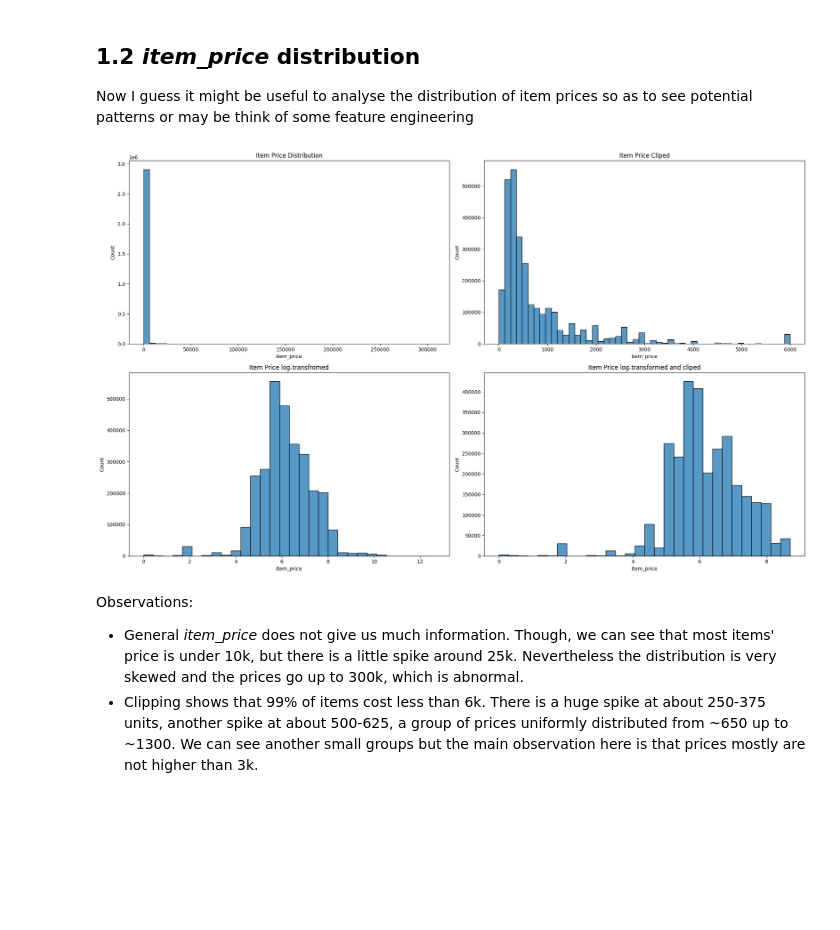
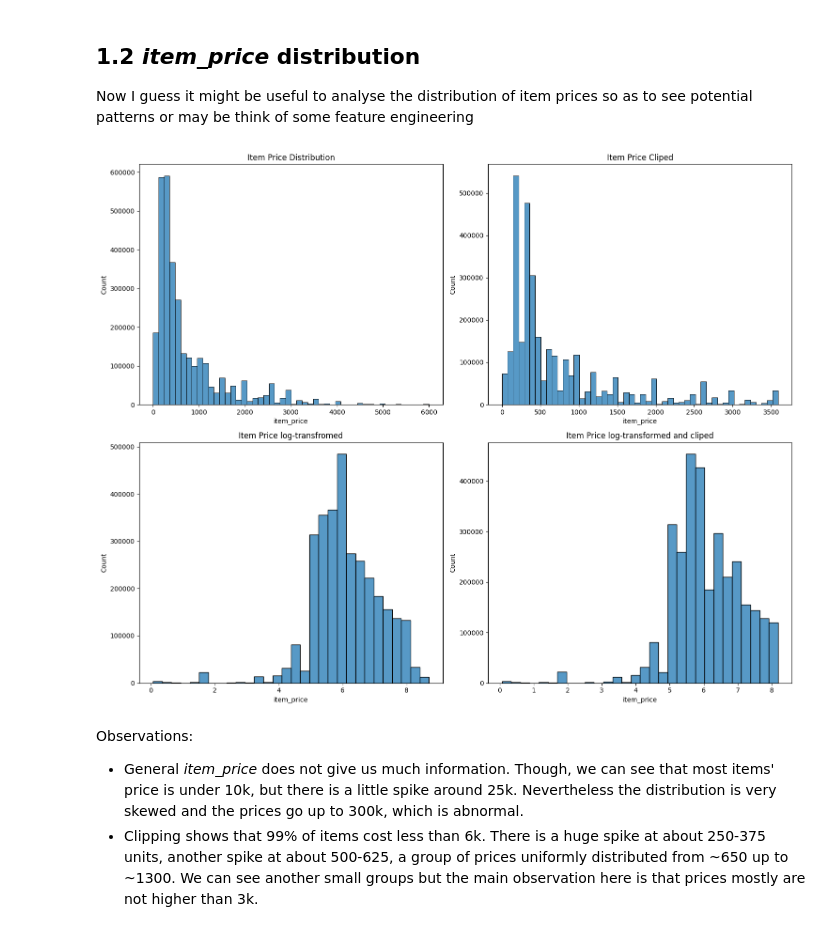
Before and after one commit to Dybal-Ilia/Innowise-Dybal, a Jupyter notebook: notebooks/EDA.ipynb, the cells around one changed output. Saved outputs shown, nothing was run; the diff lists cells and outputs as text; code cells hidden in the pictures; blank space fills up the shorter version.

```diff
--- a/notebooks/EDA.ipynb
+++ b/notebooks/EDA.ipynb
@@ -28,0 +11,3 @@ df
+# %%
+train = pd.read_csv('train.csv')
+train
@@ -29,10 +28,10 @@ df
 # %%
-df['date'] = pd.to_datetime(df['date'])
-df['year'] = df['date'].dt.year
-df['month'] = df['date'].dt.month
-df['week'] = df['date'].dt.isocalendar().week
-df['day_of_week'] = df['date'].dt.day_of_week
-df['period'] = df['year'].astype(str) + '-' + df['month'].astype(str).str.zfill(2)
-df
+train['date'] = pd.to_datetime(train['date'])
+train['year'] = train['date'].dt.year
+train['month'] = train['date'].dt.month
+train['week'] = train['date'].dt.isocalendar().week
+train['day_of_week'] = train['date'].dt.day_of_week
+train['period'] = train['year'].astype(str) + '-' + train['month'].astype(str).str.zfill(2)
+train
 # %% [output]
 |  | date | date_block_num | shop_id | item_id | item_price | item_cnt_day | item_name | item_category_id | ... |
@@ -90,25 +91,25 @@ From here we can make a general conclusion - mostly items are sold 1-3 units per
 
 Now I guess it might be useful to analyse the distribution of item prices so as to see potential patterns or may be think of some feature engineering
 # %%
-fig, axes = plt.subplots(2, 2, figsize=(20,12))
-upper_bound = df['item_price'].quantile(0.99)
+fig, axes = plt.subplots(2, 2, figsize=(15,12))
+upper_bound = train['item_price'].quantile(0.99)
 
-sns.histplot(df['item_price'], bins=50, ax=axes[0,0])
+sns.histplot(train['item_price'], bins=50, ax=axes[0,0])
 axes[0,0].set_title('Item Price Distribution')
 
-sns.histplot(df['item_price'].clip(0, upper_bound), bins=50, ax=axes[0,1])
+sns.histplot(train['item_price'].clip(0, upper_bound), bins=50, ax=axes[0,1])
 axes[0,1].set_title('Item Price Cliped')
 
-sns.histplot(np.log1p(df['item_price']), bins=30, ax=axes[1,0])
+sns.histplot(np.log1p(train['item_price']), bins=30, ax=axes[1,0])
 axes[1,0].set_title('Item Price log-transfromed')
 
-sns.histplot(np.log1p(df['item_price'].clip(0, upper_bound)), bins=30, ax=axes[1,1])
+sns.histplot(np.log1p(train['item_price'].clip(0, upper_bound)), bins=30, ax=axes[1,1])
 axes[1,1].set_title('Item Price log-transformed and cliped')
 
 plt.tight_layout()
 plt.show()
 # %% [output]
-[figure, old version]
+[figure, new version]
 # %% [markdown]
 Observations:
 - General *item_price* does not give us much information. Though, we can see that most items' price is under 10k, but there is a little spike around 25k. Nevertheless the distribution is very skewed and the prices go up to 300k, which is abnormal.
```
Also changed, not shown: parts of 25 cells of this notebook.
